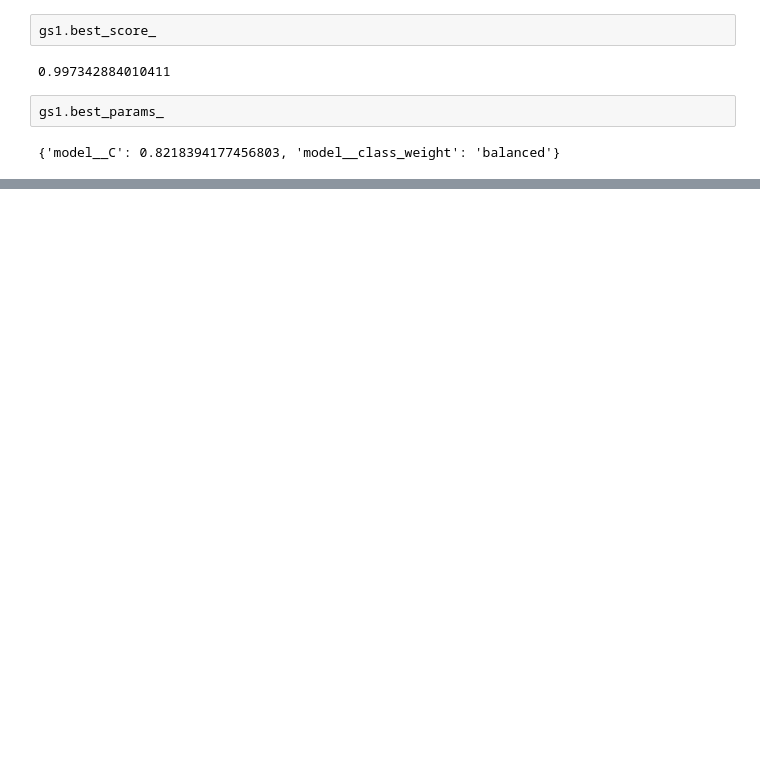
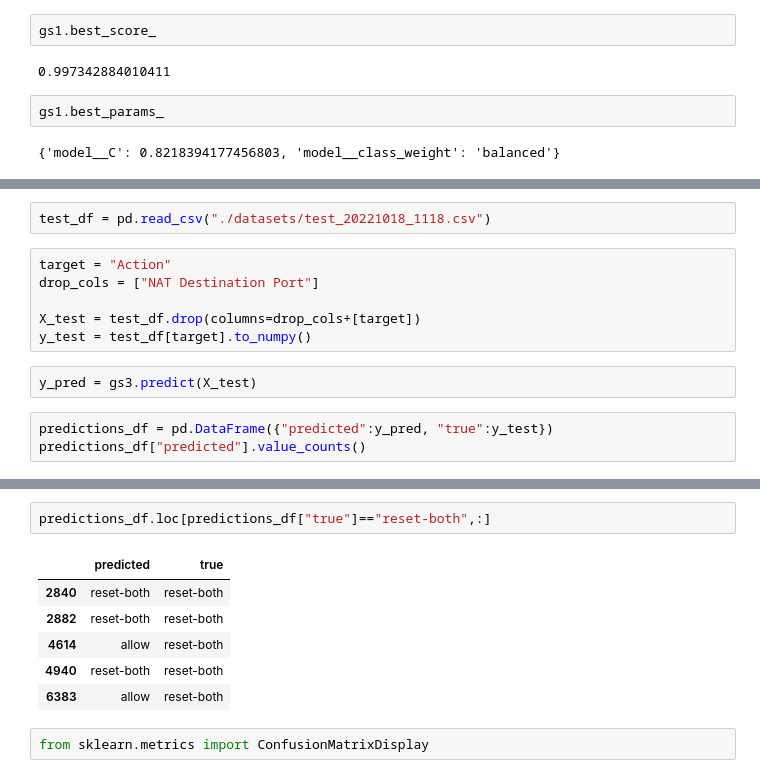
Before and after one commit to BradenAnderson/Quant-Case-Studies, a Jupyter notebook: 05_FirewallTraffic/AndersonLam_CS5.ipynb, the cells around one changed output, grey strips where cells are left out. Saved outputs shown, nothing was run; the diff lists cells and outputs as text; blank space fills up the shorter version.

```diff
--- a/05_FirewallTraffic/AndersonLam_CS5.ipynb
+++ b/05_FirewallTraffic/AndersonLam_CS5.ipynb
@@ -249,0 +399,13 @@ gs1_df.sort_values(by="mean_test_balanced_accuracy", ascending=False).head(2)
+# %%
+test_df = pd.read_csv("./datasets/test_20221018_1118.csv")
+# %%
+target = "Action"
+drop_cols = ["NAT Destination Port"]
+
+X_test = test_df.drop(columns=drop_cols+[target])
+y_test = test_df[target].to_numpy()
+# %%
+y_pred = gs3.predict(X_test)
+# %%
+predictions_df = pd.DataFrame({"predicted":y_pred, "true":y_test})
+predictions_df["predicted"].value_counts()
@@ -249,0 +426,11 @@ gs1_df.sort_values(by="mean_test_balanced_accuracy", ascending=False).head(2)
+# %%
+predictions_df.loc[predictions_df["true"]=="reset-both",:]
+# %% [output]
+|  | predicted | true |
+| 2840 | reset-both | reset-both |
+| 2882 | reset-both | reset-both |
+| 4614 | allow | reset-both |
+| 4940 | reset-both | reset-both |
+| 6383 | allow | reset-both |
+# %%
+from sklearn.metrics import ConfusionMatrixDisplay
```
Also changed, not shown: parts of 21 cells of this notebook, 3 other files.
